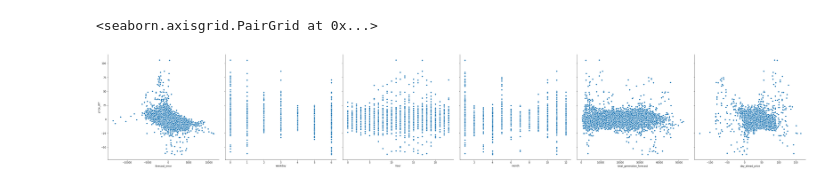
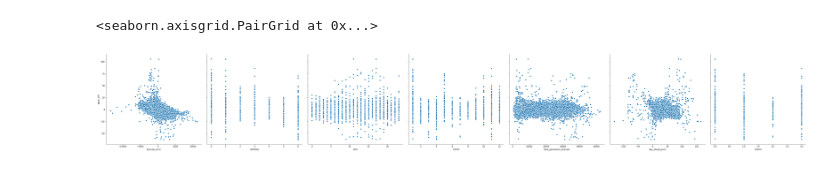
Before and after one commit to mauricepohl/pandas, a Jupyter notebook: 03_modeling/Modeling - Regression.ipynb, the cells around one changed output. Drawn from its saved outputs; the diff is of its cells as text; code cells hidden in the pictures.

```diff
--- a/03_modeling/Modeling - Regression.ipynb
+++ b/03_modeling/Modeling - Regression.ipynb
@@ -11,7 +11,7 @@ import pprint
 data = pd.read_csv("../00_data/data_with_calc_fields.csv", sep=";", decimal=",", index_col="datetime")
 # %%
 # visualize the relationship between the features and the response using scatterplots
-sns.pairplot(data, x_vars=["forecast_error", "weekday", "hour", "month", "total_generation_forecast", "day_ahead_price"], y_vars=["price_diff"], height=7)
+sns.pairplot(data, x_vars=["forecast_error", "weekday", "hour", "month", "total_generation_forecast", "day_ahead_price", "season"], y_vars=["price_diff"], height=7)
 # %% [output]
 <seaborn.axisgrid.PairGrid at 0x...>
-[figure, old version]
+[figure, new version]
```
Also changed, not shown: parts of 9 cells of this notebook.
